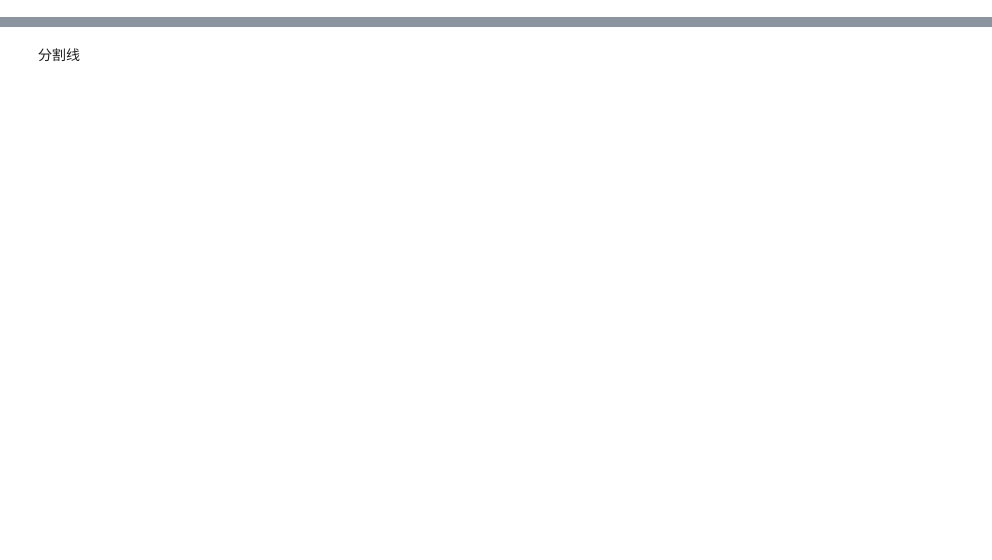
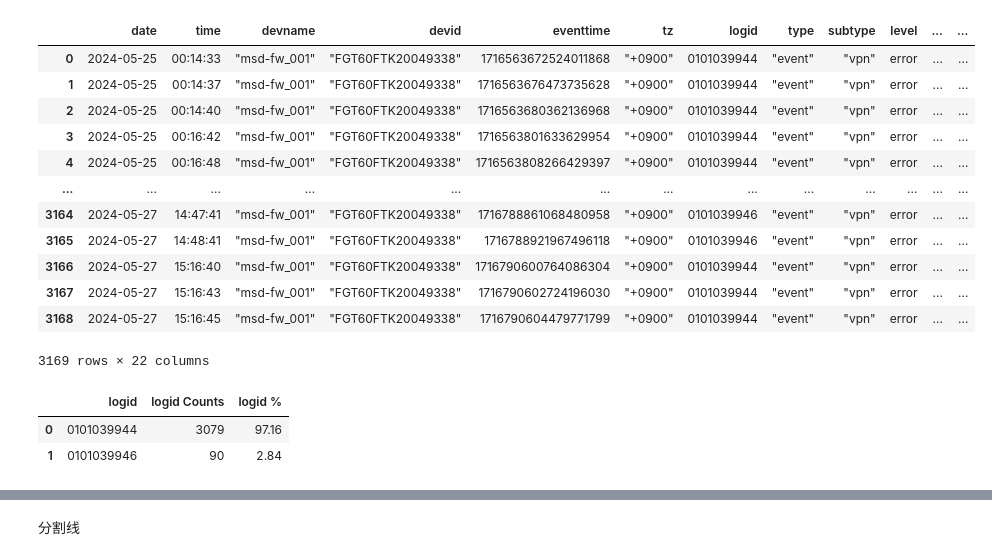
Before and after one commit to ColinsGitCode/PythonTools, a Jupyter notebook: test.ipynb, the cells around one changed output, grey strips where cells are left out. Drawn from its saved outputs; the diff is of its cells as text; code cells hidden in the pictures; blank space fills up the shorter version.

```diff
--- a/test.ipynb
+++ b/test.ipynb
@@ -115,3 +12,25 @@ if __name__ == '__main__':
+# %%
+id_df
+# %% [output]
+|  | date | time | devname | devid | eventtime | tz | logid | type | subtype | level | ... | ... |
+| 0 | 2024-05-25 | 00:14:33 | "msd-fw_001" | "FGT60FTK20049338" | 1716563672524011868 | "+0900" | 0101039944 | "event" | "vpn" | error | ... | ... |
+| 1 | 2024-05-25 | 00:14:37 | "msd-fw_001" | "FGT60FTK20049338" | 1716563676473735628 | "+0900" | 0101039944 | "event" | "vpn" | error | ... | ... |
+| 2 | 2024-05-25 | 00:14:40 | "msd-fw_001" | "FGT60FTK20049338" | 1716563680362136968 | "+0900" | 0101039944 | "event" | "vpn" | error | ... | ... |
+| 3 | 2024-05-25 | 00:16:42 | "msd-fw_001" | "FGT60FTK20049338" | 1716563801633629954 | "+0900" | 0101039944 | "event" | "vpn" | error | ... | ... |
+| 4 | 2024-05-25 | 00:16:48 | "msd-fw_001" | "FGT60FTK20049338" | 1716563808266429397 | "+0900" | 0101039944 | "event" | "vpn" | error | ... | ... |
+| ... | ... | ... | ... | ... | ... | ... | ... | ... | ... | ... | ... | ... |
+| 3164 | 2024-05-27 | 14:47:41 | "msd-fw_001" | "FGT60FTK20049338" | 1716788861068480958 | "+0900" | 0101039946 | "event" | "vpn" | error | ... | ... |
+| 3165 | 2024-05-27 | 14:48:41 | "msd-fw_001" | "FGT60FTK20049338" | 1716788921967496118 | "+0900" | 0101039946 | "event" | "vpn" | error | ... | ... |
+| 3166 | 2024-05-27 | 15:16:40 | "msd-fw_001" | "FGT60FTK20049338" | 1716790600764086304 | "+0900" | 0101039944 | "event" | "vpn" | error | ... | ... |
+| 3167 | 2024-05-27 | 15:16:43 | "msd-fw_001" | "FGT60FTK20049338" | 1716790602724196030 | "+0900" | 0101039944 | "event" | "vpn" | error | ... | ... |
+| 3168 | 2024-05-27 | 15:16:45 | "msd-fw_001" | "FGT60FTK20049338" | 1716790604479771799 | "+0900" | 0101039944 | "event" | "vpn" | error | ... | ... |
+3169 rows × 22 columns
+# %%
+level_df
+# %% [output]
+|  | logid | logid Counts | logid % |
+| 0 | 0101039944 | 3079 | 97.16 |
+| 1 | 0101039946 | 90 | 2.84 |
 # %%
 # important
 # AllLogidRatios: Logid, Logid计数， Logid百分比
```
Also changed, not shown: parts of 9 cells of this notebook, 2 other files.
